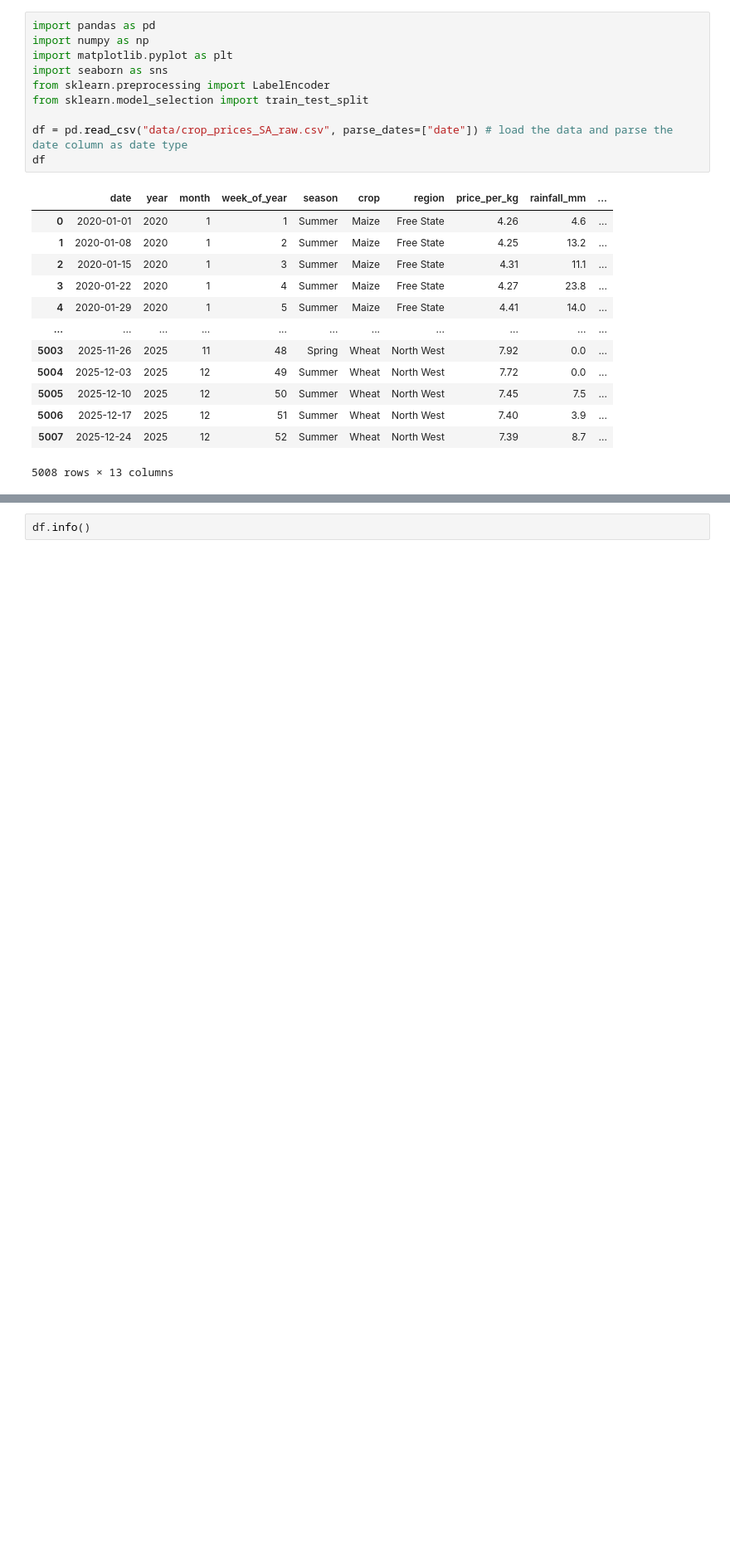
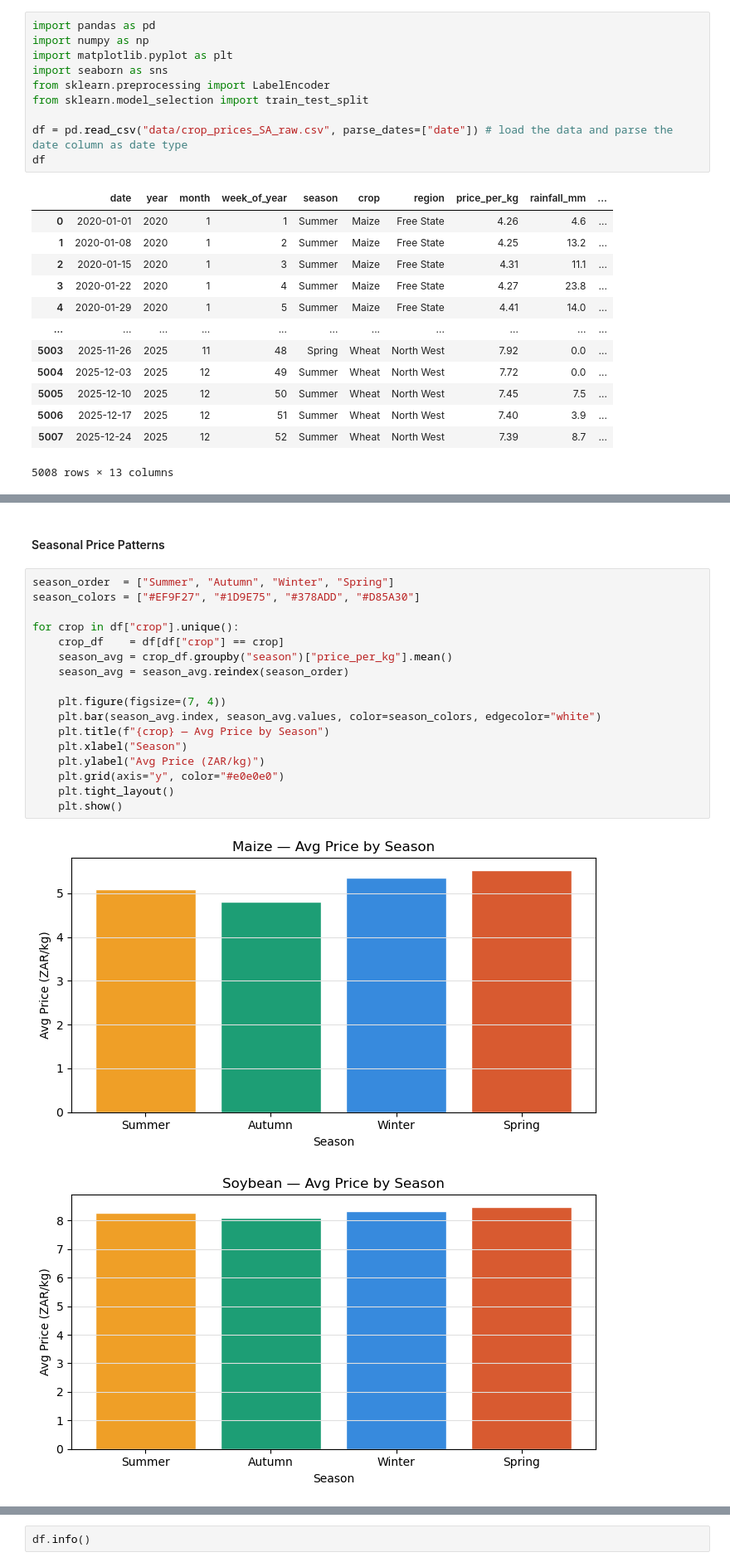
Before and after one commit to MawelelaSS/Crop-Price-Prediction-Model, a Jupyter notebook: train.ipynb, the cells around one changed output, grey strips where cells are left out. Shown at 83% size. Saved outputs shown, nothing was run; the diff lists cells and outputs as text; blank space fills up the shorter version.

```diff
--- a/train.ipynb
+++ b/train.ipynb
@@ -26,0 +142,22 @@ df
+# %% [markdown]
+#### Seasonal Price Patterns
+# %%
+season_order  = ["Summer", "Autumn", "Winter", "Spring"]
+season_colors = ["#EF9F27", "#1D9E75", "#378ADD", "#D85A30"]
+
+for crop in df["crop"].unique():
+    crop_df    = df[df["crop"] == crop]
+    season_avg = crop_df.groupby("season")["price_per_kg"].mean()
+    season_avg = season_avg.reindex(season_order)
+
+    plt.figure(figsize=(7, 4))
+    plt.bar(season_avg.index, season_avg.values, color=season_colors, edgecolor="white")
+    plt.title(f"{crop} — Avg Price by Season")
+    plt.xlabel("Season")
+    plt.ylabel("Avg Price (ZAR/kg)")
+    plt.grid(axis="y", color="#e0e0e0")
+    plt.tight_layout()
+    plt.show()
+# %% [output]
+[figure, added]
+[figure, added]
```
Also changed, not shown: parts of 19 cells of this notebook.
